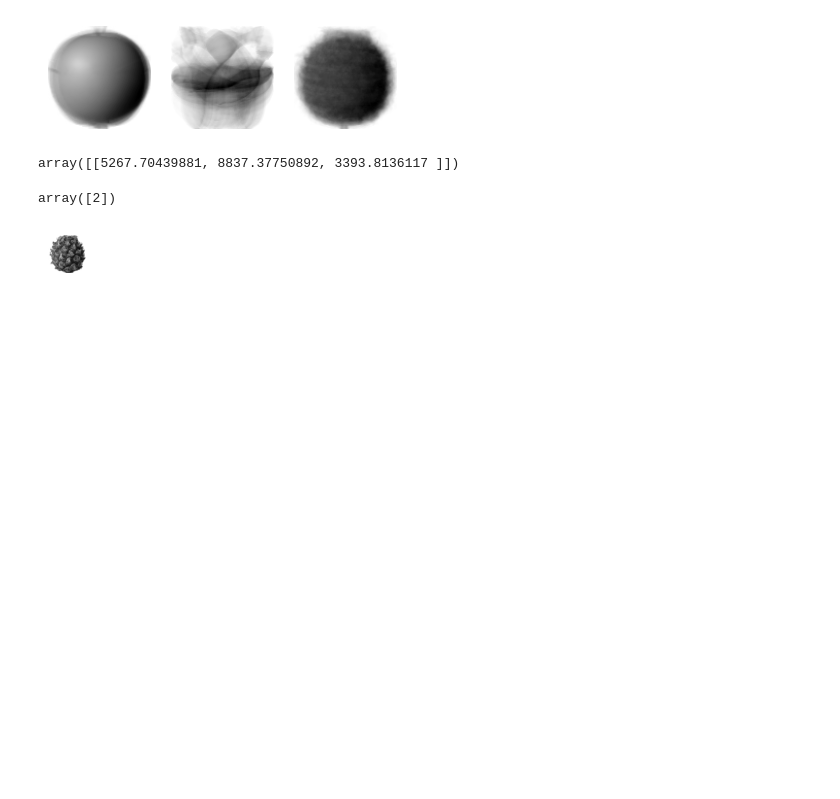
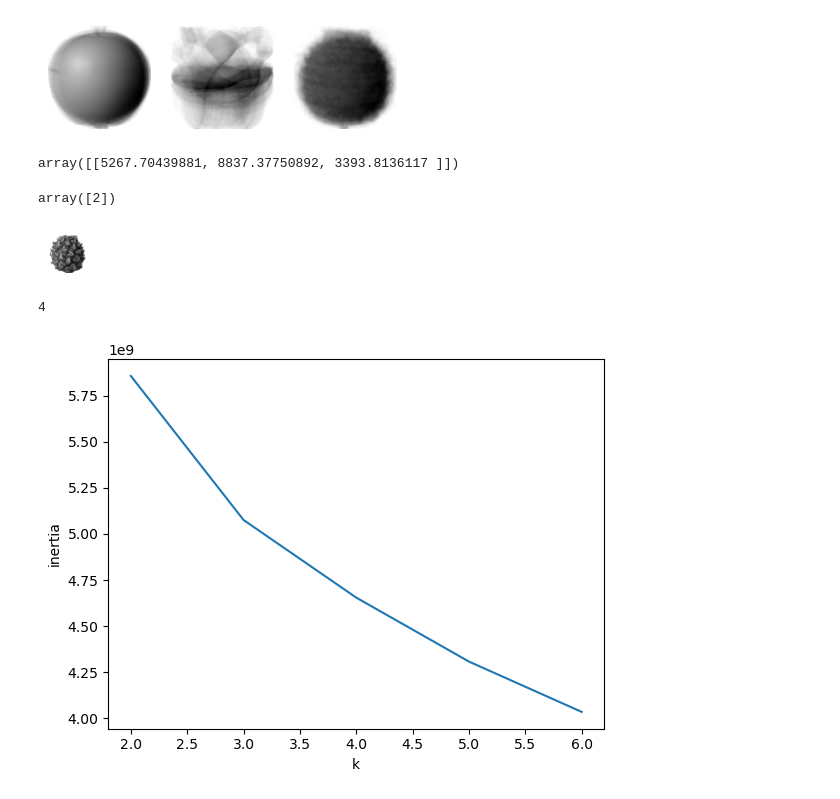
Before and after one commit to yoon0718/kepco, a Jupyter notebook: python/SMD_6-2.ipynb, the cells around one changed output. Cells and saved outputs as stored; diff of their text form; code cells hidden in the pictures; blank space fills up the shorter version.

```diff
--- a/python/SMD_6-2.ipynb
+++ b/python/SMD_6-2.ipynb
@@ -60,3 +60,19 @@ array([2])
 draw_fruits(fruits[100:101])
 # %% [output]
 [figure]
+# %%
+km.n_iter_
+# %% [output]
+4
+# %%
+inertia = []
+for k in range(2, 7):
+  km = KMeans(n_clusters=k, n_init='auto', random_state=42)
+  km.fit(furits_2d)
+  inertia.append(km.inertia_)
+plt.plot(range(2, 7), inertia)
+plt.xlabel('k')
+plt.ylabel('inertia')
+plt.show()
+# %% [output]
+[figure, added]
```
Also changed, not shown: 1 other file.
